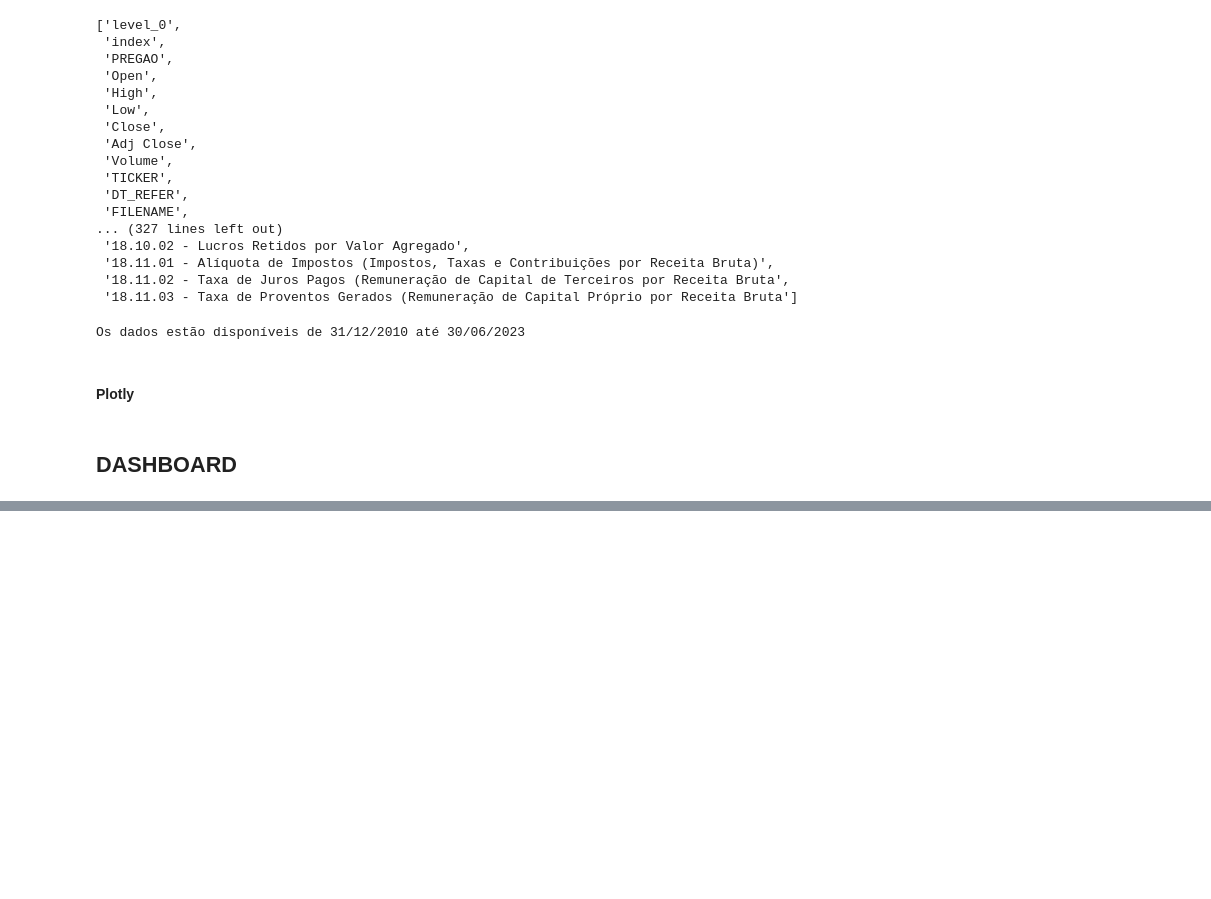
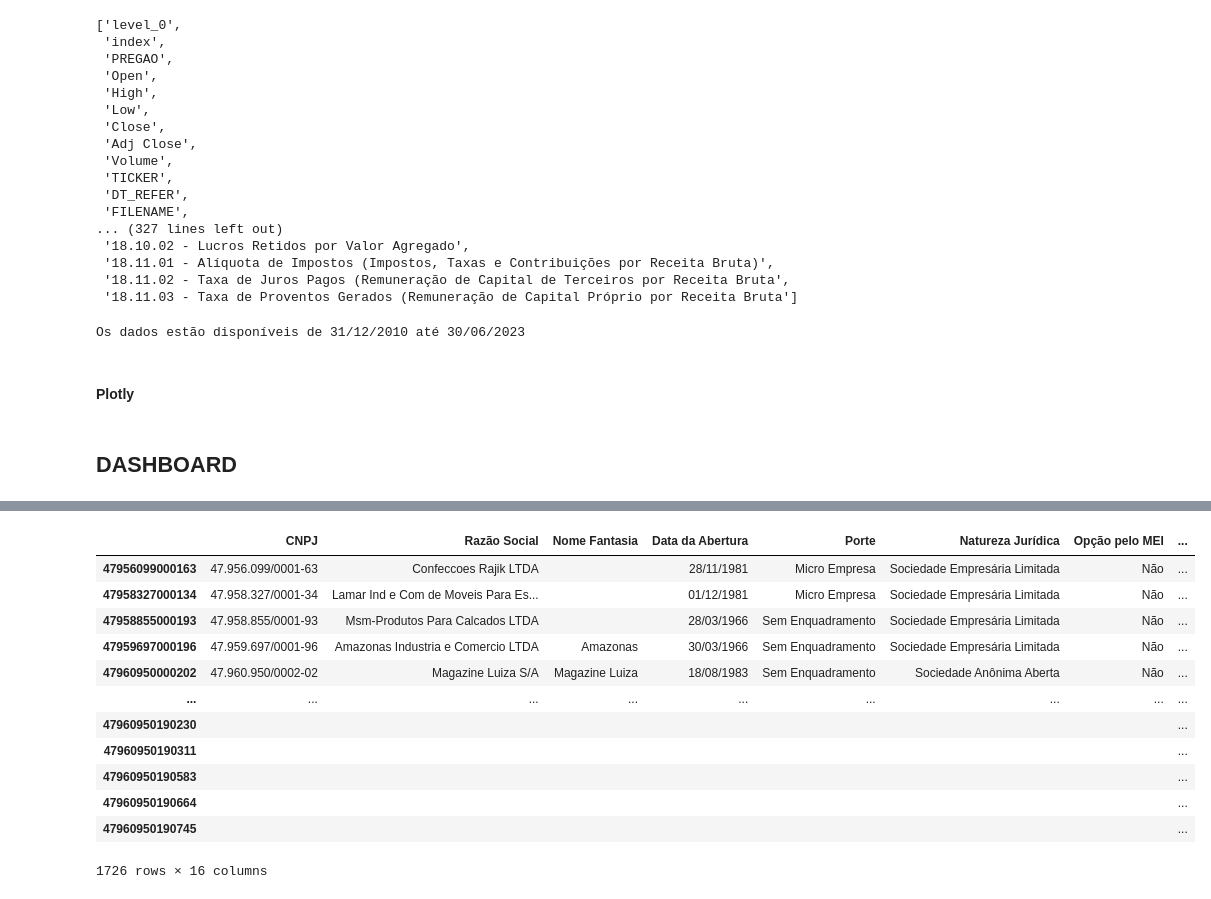
Before and after one commit to faustostangler/DSH, a Jupyter notebook: read_cvm.ipynb, the cells around one changed output, grey strips where cells are left out. Cells and saved outputs as stored; diff of their text form; code cells hidden in the pictures; blank space fills up the shorter version.

```diff
--- a/read_cvm.ipynb
+++ b/read_cvm.ipynb
@@ -3473,0 +3239,4 @@ app.layout = dbc.Container([
+# %%
+api_key=credentials.keys.google_geocode_maps
+
+company_list = ['47960950000121']
@@ -3473,0 +3271,35 @@ app.layout = dbc.Container([
+# %%
+start_time = run.time.time()
+for c, cnpj in enumerate(company_list):
+    company = {}
+    url = f'https://cnpj.biz/{cnpj}'
+
+    # Define headers to mimic a request from a browser
+    headers = {
+        "User-Agent": random.choice(USER_AGENTS)
+    }
+
+    response = requests.get(url, headers=headers)
+    if response.status_code == 200:
+        company[cnpj] = {}
+        branches = get_branches(response)
+        start_time_2 = run.time.time()
+        for i, branch in enumerate(branches):
+            url = f'https://cnpj.biz/{branch}'
+            # Define headers to mimic a request from a browser
+            headers = {
+                "User-Agent": "Mozilla/5.0 (Windows NT 10.0; Win64; x64) AppleWebKit/537.36 (KHTML, like Gecko) Chrome/58.0.3029.110 Safari/537.3"
+            }
+            response = requests.get(url, headers=headers)
+            if response.status_code == 200:
+                company[cnpj][branch] = get_info(response)
+                print(branch, run.remaining_time(start_time_2, len(branches), i))
+            else:
+                print(f'{branch} erro {response.status_code}')
+            # Sleep for 5 seconds every 50 companies
+            if i % 50 == 0 and i > 0:
+                print('...preventive waiting')
+                run.time.sleep(5)
+        print(cnpj, run.remaining_time(start_time, len(company_list), c))
+    else:
+        print(f'{cnpj} erro {response.status_code}')
@@ -3473,0 +3347,17 @@ app.layout = dbc.Container([
+# %%
+df = pd.DataFrame(company['47960950000121']).T
+df
+# %% [output]
+|  | CNPJ | Razão Social | Nome Fantasia | Data da Abertura | Porte | Natureza Jurídica | Opção pelo MEI | ... |
+| 47956099000163 | 47.956.099/0001-63 | Confeccoes Rajik LTDA |  | 28/11/1981 | Micro Empresa | Sociedade Empresária Limitada | Não | ... |
+| 47958327000134 | 47.958.327/0001-34 | Lamar Ind e Com de Moveis Para Es... |  | 01/12/1981 | Micro Empresa | Sociedade Empresária Limitada | Não | ... |
+| 47958855000193 | 47.958.855/0001-93 | Msm-Produtos Para Calcados LTDA |  | 28/03/1966 | Sem Enquadramento | Sociedade Empresária Limitada | Não | ... |
+| 47959697000196 | 47.959.697/0001-96 | Amazonas Industria e Comercio LTDA | Amazonas | 30/03/1966 | Sem Enquadramento | Sociedade Empresária Limitada | Não | ... |
+| 47960950000202 | 47.960.950/0002-02 | Magazine Luiza S/A | Magazine Luiza | 18/08/1983 | Sem Enquadramento | Sociedade Anônima Aberta | Não | ... |
+| ... | ... | ... | ... | ... | ... | ... | ... | ... |
+| 47960950190230 |  |  |  |  |  |  |  | ... |
+| 47960950190311 |  |  |  |  |  |  |  | ... |
+| 47960950190583 |  |  |  |  |  |  |  | ... |
+| 47960950190664 |  |  |  |  |  |  |  | ... |
+| 47960950190745 |  |  |  |  |  |  |  | ... |
+1726 rows × 16 columns
```
Also changed, not shown: parts of 15 cells of this notebook, 5 other files.
